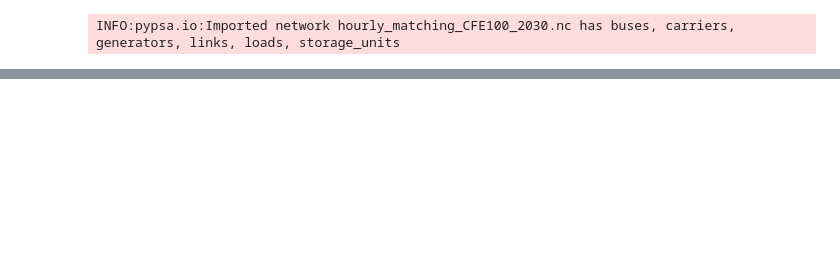
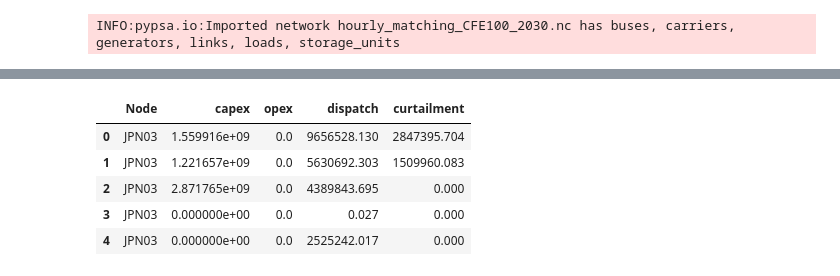
Before and after one commit to transition-zero/tza-pypsa, a Jupyter notebook: CostCalculation.ipynb, the cells around one changed output, grey strips where cells are left out. Saved outputs shown, nothing was run; the diff lists cells and outputs as text; code cells hidden in the pictures; blank space fills up the shorter version.

```diff
--- a/CostCalculation.ipynb
+++ b/CostCalculation.ipynb
@@ -105,3 +277,12 @@ def get_ci_cost_summary(n : pypsa.Network) -> pd.DataFrame:
+# %%
+unit_cost[['Node', 'capex', 'opex', 'dispatch', 'curtailment']]
+# %% [output]
+|  | Node | capex | opex | dispatch | curtailment |
+| 0 | JPN03 | 1.559916e+09 | 0.0 | 9656528.130 | 2847395.704 |
+| 1 | JPN03 | 1.221657e+09 | 0.0 | 5630692.303 | 1509960.083 |
+| 2 | JPN03 | 2.871765e+09 | 0.0 | 4389843.695 | 0.000 |
+| 3 | JPN03 | 0.000000e+00 | 0.0 | 0.027 | 0.000 |
+| 4 | JPN03 | 0.000000e+00 | 0.0 | 2525242.017 | 0.000 |
 # %%
 # Get both individual prices and average grid price in one DataFrame
 prices = (
```
Also changed, not shown: parts of 37 cells of this notebook, 1 other file.
